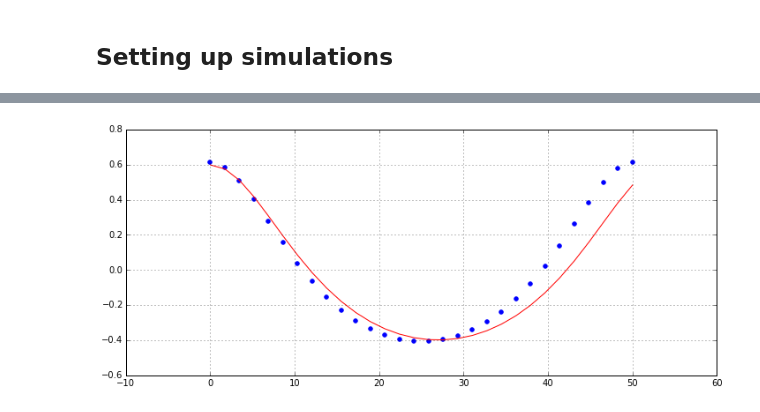
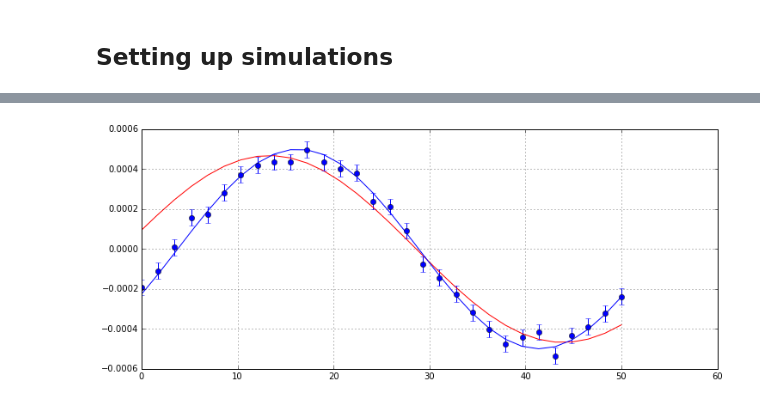
Before and after one commit to toni88x/rebound, a Jupyter notebook: python_examples/LangevinMCMC-2nd-logp-proposal.ipynb, the cells around one changed output, grey strips where cells are left out. Saved outputs shown, nothing was run; the diff lists cells and outputs as text; code cells hidden in the pictures.

```diff
--- a/python_examples/LangevinMCMC-2nd-logp-proposal.ipynb
+++ b/python_examples/LangevinMCMC-2nd-logp-proposal.ipynb
@@ -19,36 +19,42 @@ Simulation time:        0.000000
 # %% [markdown]
 ## Simulated data:
 # %%
+def check(thetac):
+    if len(thetac)==3:
+        e = np.power(thetac[1]**2+thetac[2]**2,1./2.)
+        if e>0.4 or e<=0.:
+            return 0
+    return 1
+
 def particleSetup(thetap):
     if len(thetap)==4:
-        return r.Particle(primary=r.particles[0],a=thetap[0],e=np.clip(thetap[1],0.,1.),anom=thetap[2],omega=thetap[3])
+        return r.Particle(primary=r.particles[0],m=1e-3,a=thetap[0],e=np.clip(thetap[1],0.,1.),anom=thetap[2],omega=thetap[3])
     elif len(thetap)==2:
-        return r.Particle(primary=r.particles[0],a=thetap[0],e=np.clip(thetap[1],0.,.4),anom=0.,omega=-np.pi/2.)
+        return r.Particle(primary=r.particles[0],m=1e-3,a=thetap[0],e=0.,anom=thetap[1],omega=-np.pi/2.)
     elif len(thetap)==3:
-        omega = np.arctan2(thetap[2],thetap[1])
-        e = np.power(thetap[1]**2+thetap[2]**2,1./2.)
-        if e>0.4 or e<0.:
-            raise Exception("Eccentricity")
-        return r.Particle(primary=r.particles[0],a=thetap[0],e=e, anom=0.,omega=omega)
+        return r.Particle(primary=r.particles[0],m=thetap[2],a=thetap[0],e=0.,anom=thetap[1],omega=-np.pi/2.)
     else:
-        return r.Particle(primary=r.particles[0],a=thetap[0],e=0.2,anom=0.,omega=-np.pi/2.)
+        return r.Particle(primary=r.particles[0],m=1e-3,a=thetap[0],e=0.2,anom=0.,omega=-np.pi/2.)
 
 def getRV(thetar):
     r.reset()
     r.N_megnopp = len(thetar)
     r.add(m=1.)
     r.add(particleSetup(thetar))
+    r.move_to_com()
     ps = r.particles
     rvs = np.zeros(len(data_t))
     for i,t in enumerate(data_t):
         r.integrate(t)
-        rvs[i] = ps[1].vx
+        rvs[i] = ps[0].vx
     return rvs
 
 def generateObs(thetao):
     data_N = 30
-    global data_t, data_rv, N_param
+    global data_t, data_rv, data_err, N_param
     N_param = len(thetao)
     data_t = np.linspace(0.,50.,data_N)+0.0005*np.random.rand(data_N)
-    data_rv = getRV(thetao)+0.001*(np.random.rand(data_N)-0.5)
+    error_scale = 0.00004
+    data_rv = getRV(thetao)+np.random.normal(0.,error_scale,data_N)
+    data_err = np.full(data_N,error_scale)
     #plt.scatter(data_t, data_rv);
@@ -249,11 +285,12 @@ Fails: 0. Acceptance rate: 82.1%
 # %%
 def widgetplot(ind):
     fig1 = plt.figure(figsize=(12,5))
     plt.plot(data_t, getRV(chain[int(ind),:]), color="r");
-    plt.scatter(data_t, data_rv, color="b");
+    plt.plot(data_t, getRV(theta_real), color="b");
+    plt.errorbar(data_t, data_rv, yerr=data_err, fmt="bo")
     plt.grid()
 
 w = interactive(widgetplot, ind=(0,N_steps-1))
 display(w)
 # %% [output]
-[figure, old version]
+[figure, new version]
```
Also changed, not shown: parts of 2 cells of this notebook.
